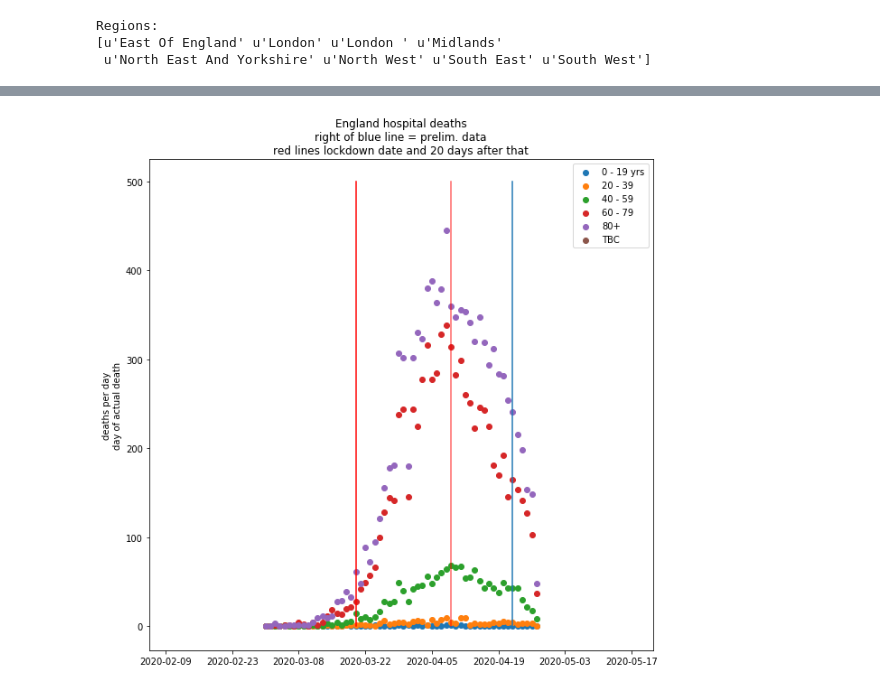
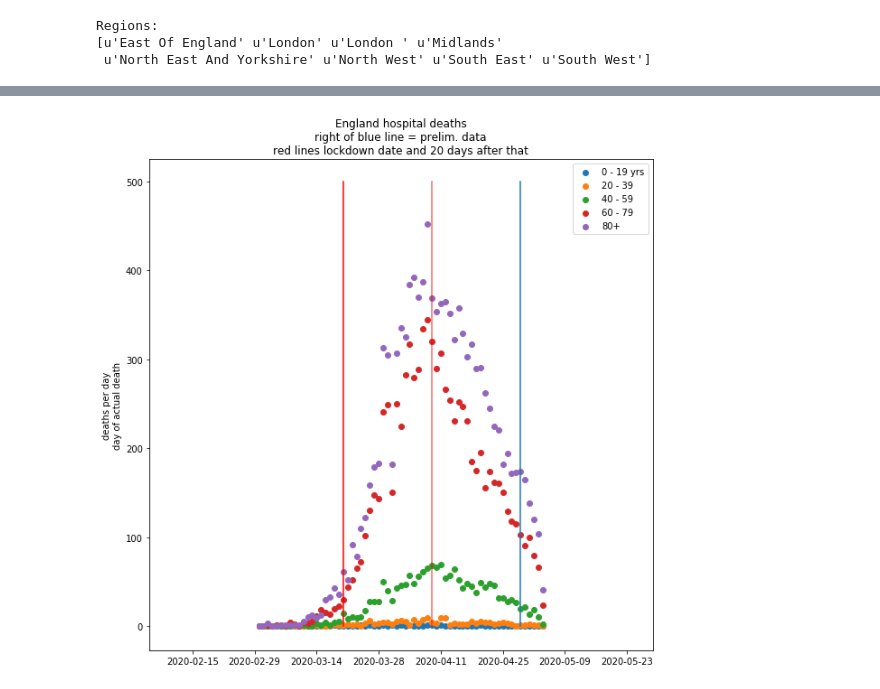
Before and after one commit to PaulHalloran/Jupiter_notebooks_halloran, a Jupyter notebook: covid_international_deaths.ipynb, the cells around one changed output, grey strips where cells are left out. Drawn from its saved outputs; the diff is of its cells as text; code cells hidden in the pictures.

```diff
--- a/covid_international_deaths.ipynb
+++ b/covid_international_deaths.ipynb
@@ -95,7 +95,7 @@ infection_to_death=20
 country = 'United_Kingdom'
 
 # country = 'United_States_of_America'
-# country = 'Sweden'
+country = 'Ireland'
 
 from scipy.optimize import curve_fit
 from itertools import cycle
@@ -222,12 +238,24 @@ April
 # %%
+# https://www.england.nhs.uk/statistics/statistical-work-areas/covid-19-daily-deaths/
+
 try:
     analysis_day = date.today()
-    url="https://www.england.nhs.uk/statistics/wp-content/uploads/sites/2/2020/04/COVID-19-total-announced-deaths-"+str(toanalysis_dayday.day)+"-"+analysis_day.strftime('%B')+"-2020.xlsx"
+    url="https://www.england.nhs.uk/statistics/wp-content/uploads/sites/2/2020/"+analysis_day.strftime('%m')+"/COVID-19-total-announced-deaths-"+str(analysis_day.day)+"-"+analysis_day.strftime('%B')+"-2020.xlsx"
     df = pd.read_excel(url, sheetname='COVID19 total deaths by trust', header=15)
 except:
-    analysis_day = date.today()- datetime.timedelta(days=1)
-    url="https://www.england.nhs.uk/statistics/wp-content/uploads/sites/2/2020/04/COVID-19-total-announced-deaths-"+str(analysis_day.day-1)+"-"+analysis_day.strftime('%B')+"-2020.xlsx"
-    df = pd.read_excel(url, sheetname='COVID19 total deaths by trust', header=15)
+    try:
+        analysis_day = date.today()- datetime.timedelta(days=1)
+        url="https://www.england.nhs.uk/statistics/wp-content/uploads/sites/2/2020/"+analysis_day.strftime('%m')+"/COVID-19-total-announced-deaths-"+str(analysis_day.day)+"-"+analysis_day.strftime('%B')+"-2020.xlsx"
+        df = pd.read_excel(url, sheetname='COVID19 total deaths by trust', header=15)
+    except:
+        try:
+            analysis_day = date.today()- datetime.timedelta(days=2)
+            url="https://www.england.nhs.uk/statistics/wp-content/uploads/sites/2/2020/"+analysis_day.strftime('%m')+"/COVID-19-total-announced-deaths-"+str(analysis_day.day)+"-"+analysis_day.strftime('%B')+"-2020.xlsx"
+            df = pd.read_excel(url, sheetname='COVID19 total deaths by trust', header=15)
+        except:
+            analysis_day = date.today()- datetime.timedelta(days=3)
+            url="https://www.england.nhs.uk/statistics/wp-content/uploads/sites/2/2020/"+analysis_day.strftime('%m')+"/COVID-19-total-announced-deaths-"+str(analysis_day.day-1)+"-"+analysis_day.strftime('%B')+"-2020.xlsx"
+            df = pd.read_excel(url, sheetname='COVID19 total deaths by trust', header=15)
 
 df = df.iloc[2::]
 
@@ -310,12 +367,22 @@ plt.savefig('/Users/ph290/Downloads/deaths_by_actual_date.png')
 # %%
 try:
     analysis_day = date.today()
-    url="https://www.england.nhs.uk/statistics/wp-content/uploads/sites/2/2020/04/COVID-19-total-announced-deaths-"+str(toanalysis_dayday.day)+"-"+analysis_day.strftime('%B')+"-2020.xlsx"
+    url="https://www.england.nhs.uk/statistics/wp-content/uploads/sites/2/2020/"+analysis_day.strftime('%m')+"/COVID-19-total-announced-deaths-"+str(analysis_day.day)+"-"+analysis_day.strftime('%B')+"-2020.xlsx"
     df_age = pd.read_excel(url, sheetname='COVID19 total deaths by age', header=15)
 except:
-    analysis_day = date.today()- datetime.timedelta(days=1)
-    url="https://www.england.nhs.uk/statistics/wp-content/uploads/sites/2/2020/04/COVID-19-total-announced-deaths-"+str(analysis_day.day-1)+"-"+analysis_day.strftime('%B')+"-2020.xlsx"
-    df_age = pd.read_excel(url, sheetname='COVID19 total deaths by age', header=15)
+    try:
+        analysis_day = date.today()- datetime.timedelta(days=1)
+        url="https://www.england.nhs.uk/statistics/wp-content/uploads/sites/2/2020/"+analysis_day.strftime('%m')+"/COVID-19-total-announced-deaths-"+str(analysis_day.day)+"-"+analysis_day.strftime('%B')+"-2020.xlsx"
+        df_age = pd.read_excel(url, sheetname='COVID19 total deaths by age', header=15)
+    except:
+        try:
+            analysis_day = date.today()- datetime.timedelta(days=2)
+            url="https://www.england.nhs.uk/statistics/wp-content/uploads/sites/2/2020/"+analysis_day.strftime('%m')+"/COVID-19-total-announced-deaths-"+str(analysis_day.day)+"-"+analysis_day.strftime('%B')+"-2020.xlsx"
+            df_age = pd.read_excel(url, sheetname='COVID19 total deaths by age', header=15)
+        except:
+            analysis_day = date.today()- datetime.timedelta(days=3)
+            url="https://www.england.nhs.uk/statistics/wp-content/uploads/sites/2/2020/"+analysis_day.strftime('%m')+"/COVID-19-total-announced-deaths-"+str(analysis_day.day-1)+"-"+analysis_day.strftime('%B')+"-2020.xlsx"
+            df_age = pd.read_excel(url, sheetname='COVID19 total deaths by age', header=15)
 
 df_age = df_age.iloc[2::].T
 df_age.columns = df_age.iloc[0]
@@ -323,22 +390,22 @@ df_age = df_age.iloc[3:-4]
 # %%
 fig= plt.subplots(figsize=(10, 10))
 
-for col_name in list(df_age):
+for col_name in list(df_age.iloc[:,0:5]):
     plt.scatter(df_age.index,df_age[col_name],label=col_name)
 
 x_still_coming_in = out_dates[-1]- datetime.timedelta(days=5)
 plt.plot([x_still_coming_in,x_still_coming_in],[0,500])
 
 measure = uk_measures['Johnson orders all pubs, restaurants, gyms and other social venues across the country to close']
 plt.plot([measure,measure],[0,500],'r')
 plt.plot([measure + datetime.timedelta(days=20),measure + datetime.timedelta(days=20)],[0,500],'r',alpha=0.6)
 
 
 plt.legend()
 plt.ylabel('deaths per day\nday of actual death')
 plt.title('England hospital deaths\nright of blue line = prelim. data\nred lines lockdown date and 20 days after that')
 
 plt.legend()
 plt.savefig('/Users/ph290/Downloads/deaths_by_actual_date_by_date.png')
 # %% [output]
-[figure, old version]
+[figure, new version]
```
Also changed, not shown: parts of 11 cells of this notebook.
